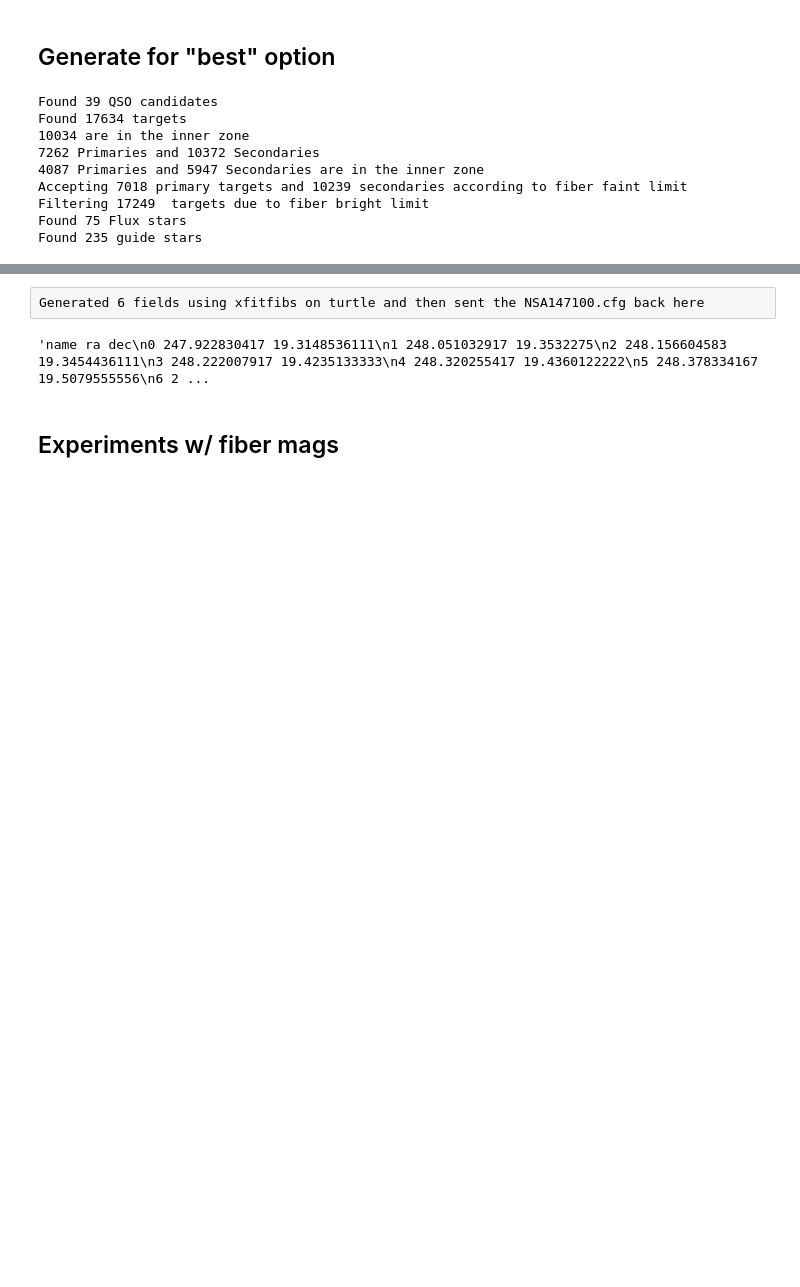
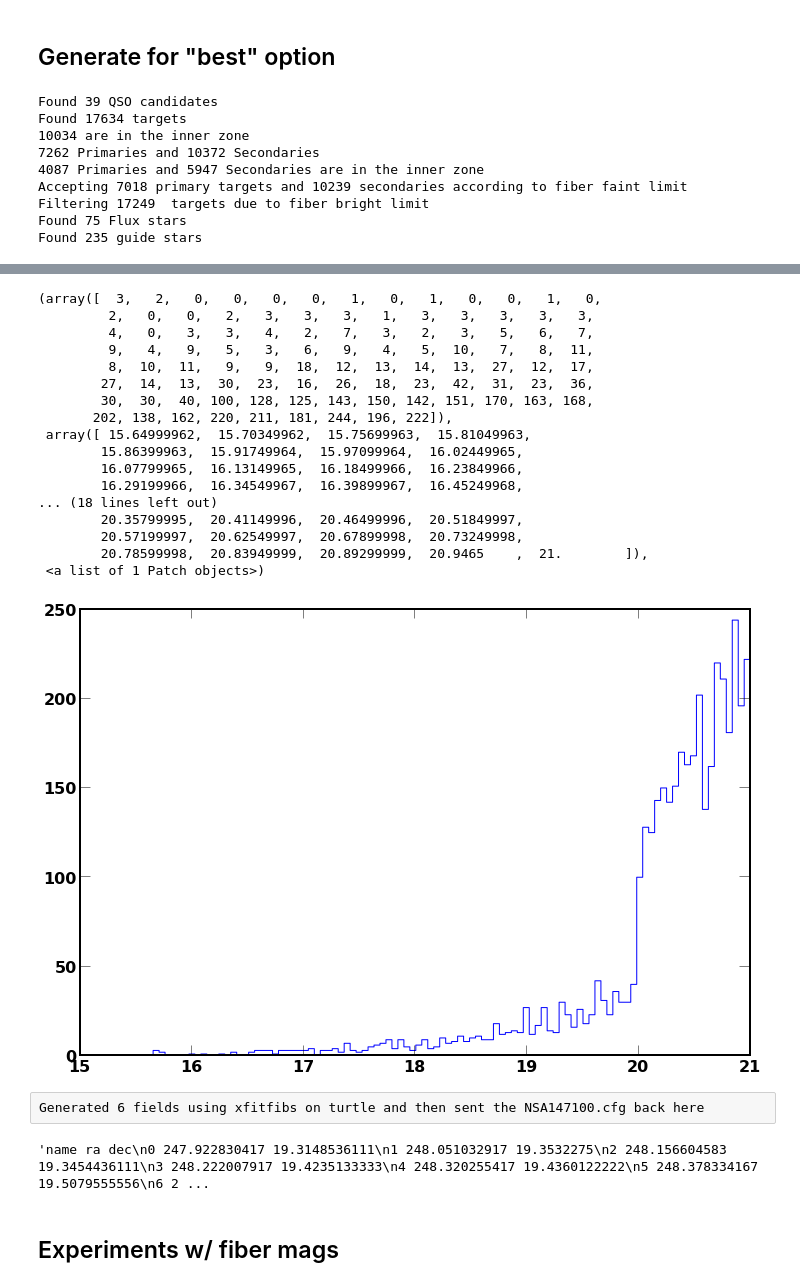
Before and after one commit to sagasurvey/erik, a Jupyter notebook: 2013Apr-MMTHecto.ipynb, the cells around one changed output, grey strips where cells are left out. Cells and saved outputs as stored; diff of their text form; code cells hidden in the pictures; blank space fills up the shorter version.

```diff
--- a/2013Apr-MMTHecto.ipynb
+++ b/2013Apr-MMTHecto.ipynb
@@ -147,3 +156,24 @@ targeting.sampled_imagelist(tabm['ra'],tabm['dec'],names=tabm['object'],n=200);
+# %%
+hist(tab['mag'][rnk==3],bins=100)
+# %% [output]
+(array([  3,   2,   0,   0,   0,   0,   1,   0,   1,   0,   0,   1,   0,
+         2,   0,   0,   2,   3,   3,   3,   1,   3,   3,   3,   3,   3,
+         4,   0,   3,   3,   4,   2,   7,   3,   2,   3,   5,   6,   7,
+         9,   4,   9,   5,   3,   6,   9,   4,   5,  10,   7,   8,  11,
+         8,  10,  11,   9,   9,  18,  12,  13,  14,  13,  27,  12,  17,
+        27,  14,  13,  30,  23,  16,  26,  18,  23,  42,  31,  23,  36,
+        30,  30,  40, 100, 128, 125, 143, 150, 142, 151, 170, 163, 168,
+       202, 138, 162, 220, 211, 181, 244, 196, 222]),
+ array([ 15.64999962,  15.70349962,  15.75699963,  15.81049963,
+        15.86399963,  15.91749964,  15.97099964,  16.02449965,
+        16.07799965,  16.13149965,  16.18499966,  16.23849966,
+        16.29199966,  16.34549967,  16.39899967,  16.45249968,
+... (18 lines left out)
+        20.35799995,  20.41149996,  20.46499996,  20.51849997,
+        20.57199997,  20.62549997,  20.67899998,  20.73249998,
+        20.78599998,  20.83949999,  20.89299999,  20.9465    ,  21.        ]),
+ <a list of 1 Patch objects>)
+[figure, added]
 # %% [raw]
 Generated 6 fields using xfitfibs on turtle and then sent the NSA147100.cfg back here
 # %%
```
Also changed, not shown: parts of 15 cells of this notebook, 3 other files.
